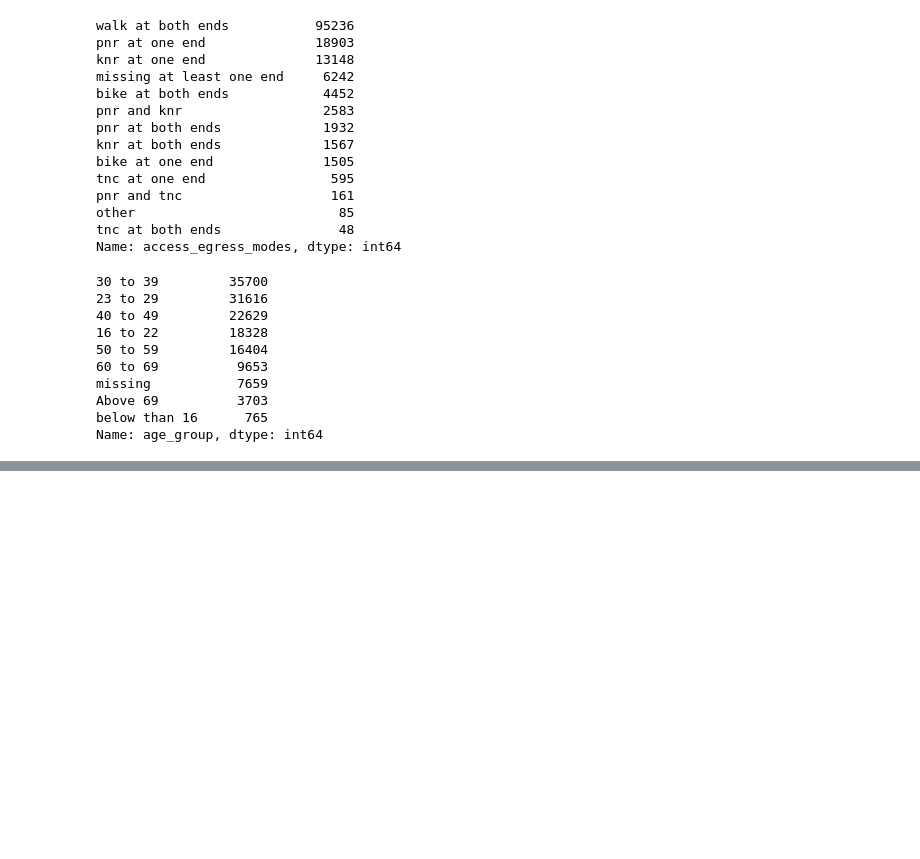
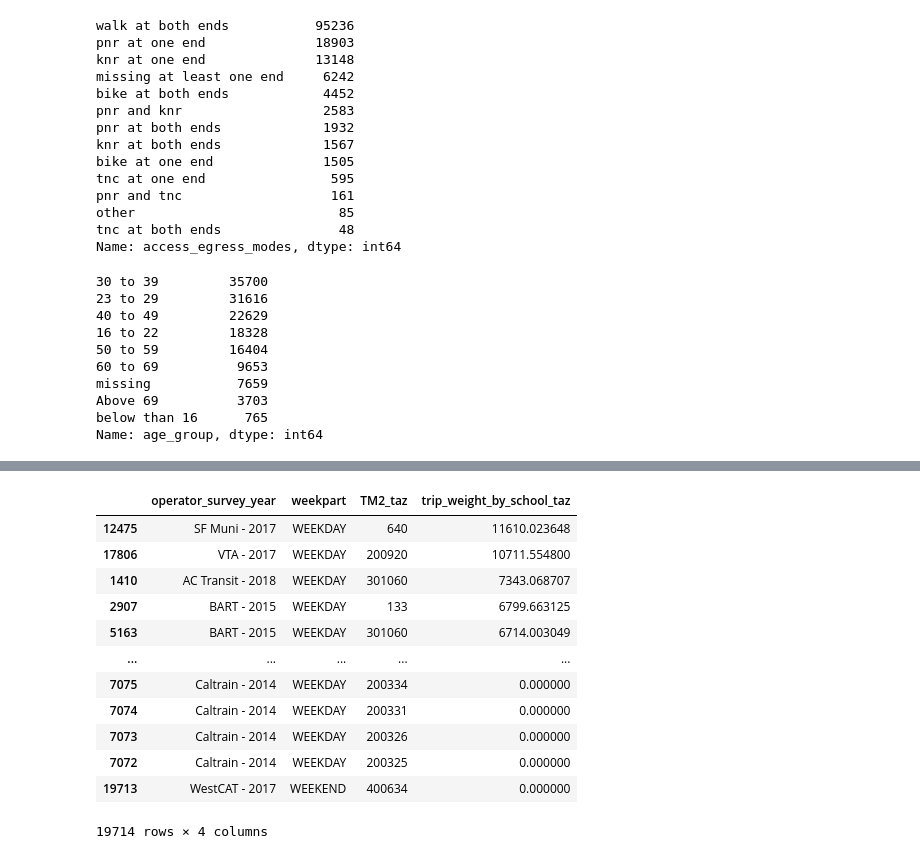
Before and after one commit to BayAreaMetro/transit-passenger-surveys, a Jupyter notebook: summaries/summary_for_Tableau.ipynb, the cells around one changed output, grey strips where cells are left out. Cells and saved outputs as stored; diff of their text form; code cells hidden in the pictures; blank space fills up the shorter version.

```diff
--- a/summaries/summary_for_Tableau.ipynb
+++ b/summaries/summary_for_Tableau.ipynb
@@ -332,0 +478,16 @@ TM2_taz_summary.to_csv((os.path.join('M:\\Data\\OnBoard\\Data and Reports\\_data
+# %%
+TM2_taz_summary.loc[TM2_taz_summary.TM2_taz > 0].groupby(['operator_survey_year','weekpart', 'TM2_taz']).trip_weight_by_school_taz.sum().reset_index().sort_values(by='trip_weight_by_school_taz', ascending=False)
+# %% [output]
+|  | operator_survey_year | weekpart | TM2_taz | trip_weight_by_school_taz |
+| 12475 | SF Muni - 2017 | WEEKDAY | 640 | 11610.023648 |
+| 17806 | VTA - 2017 | WEEKDAY | 200920 | 10711.554800 |
+| 1410 | AC Transit - 2018 | WEEKDAY | 301060 | 7343.068707 |
+| 2907 | BART - 2015 | WEEKDAY | 133 | 6799.663125 |
+| 5163 | BART - 2015 | WEEKDAY | 301060 | 6714.003049 |
+| ... | ... | ... | ... | ... |
+| 7075 | Caltrain - 2014 | WEEKDAY | 200334 | 0.000000 |
+| 7074 | Caltrain - 2014 | WEEKDAY | 200331 | 0.000000 |
+| 7073 | Caltrain - 2014 | WEEKDAY | 200326 | 0.000000 |
+| 7072 | Caltrain - 2014 | WEEKDAY | 200325 | 0.000000 |
+| 19713 | WestCAT - 2017 | WEEKEND | 400634 | 0.000000 |
+19714 rows × 4 columns
```
Also changed, not shown: parts of 26 cells of this notebook.
